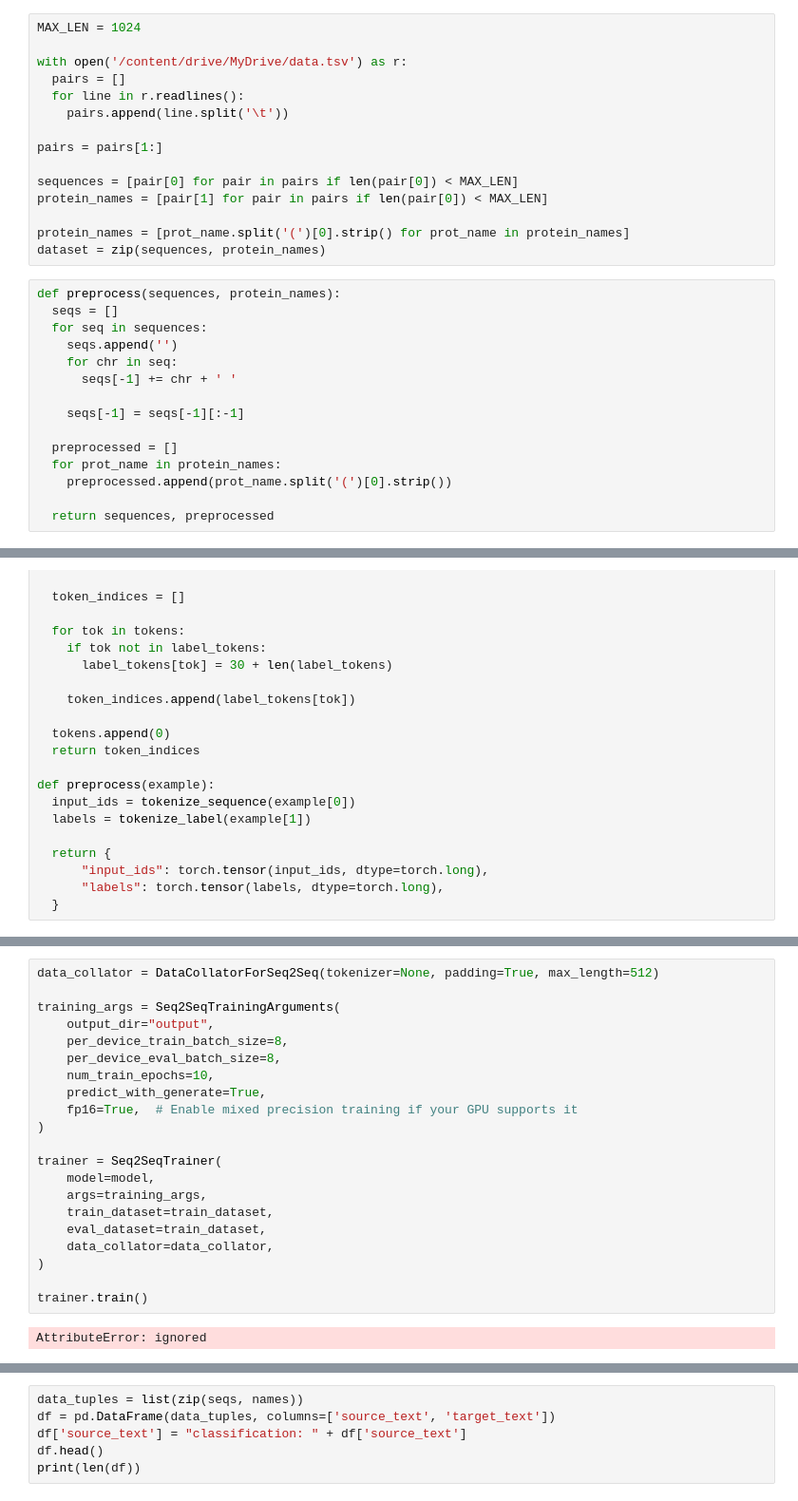
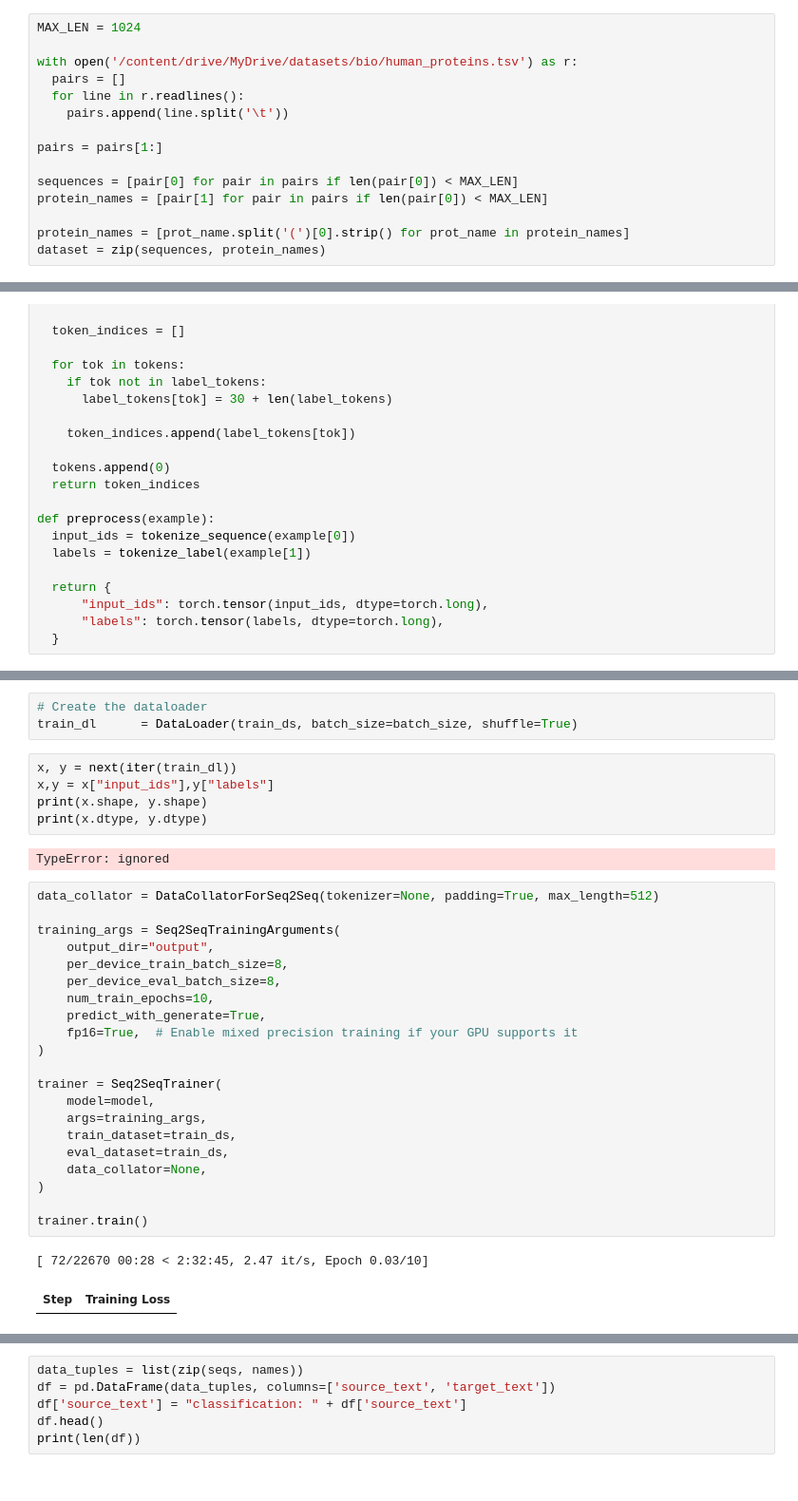
Before and after one commit to mlewandowski0/PROTNAME, a Jupyter notebook: prototyping/T5.ipynb, the cells around one changed output, grey strips where cells are left out. Shown at 95% size. Cells and saved outputs as stored; diff of their text form.

```diff
--- a/prototyping/T5.ipynb
+++ b/prototyping/T5.ipynb
@@ -153,7 +48,7 @@ tensor([[21603,    10,   283,   391,   549,  1593,   262,   283,   350,     3,
 # %%
 MAX_LEN = 1024
 
-with open('/content/drive/MyDrive/data.tsv') as r:
+with open('/content/drive/MyDrive/datasets/bio/human_proteins.tsv') as r:
   pairs = []
   for line in r.readlines():
     pairs.append(line.split('\t'))
@@ -165,18 +60,3 @@ protein_names = [pair[1] for pair in pairs if len(pair[0]) < MAX_LEN]
 
 protein_names = [prot_name.split('(')[0].strip() for prot_name in protein_names]
 dataset = zip(sequences, protein_names)
-# %%
-def preprocess(sequences, protein_names):
-  seqs = []
-  for seq in sequences:
-    seqs.append('')
-    for chr in seq:
-      seqs[-1] += chr + ' '
-
-    seqs[-1] = seqs[-1][:-1]
-
-  preprocessed = []
-  for prot_name in protein_names:
-    preprocessed.append(prot_name.split('(')[0].strip())
-
-  return sequences, preprocessed
@@ -261,23 +179,34 @@ You should probably TRAIN this model on a down-stream task to be able to use it
+# %%
+# Create the dataloader
+train_dl      = DataLoader(train_ds, batch_size=batch_size, shuffle=True)
+# %%
+x, y = next(iter(train_dl))
+x,y = x["input_ids"],y["labels"]
+print(x.shape, y.shape)
+print(x.dtype, y.dtype)
+# %% [output]
+TypeError: ignored
 # %%
 data_collator = DataCollatorForSeq2Seq(tokenizer=None, padding=True, max_length=512)
 
 training_args = Seq2SeqTrainingArguments(
     output_dir="output",
     per_device_train_batch_size=8,
     per_device_eval_batch_size=8,
     num_train_epochs=10,
     predict_with_generate=True,
     fp16=True,  # Enable mixed precision training if your GPU supports it
 )
 
 trainer = Seq2SeqTrainer(
     model=model,
     args=training_args,
-    train_dataset=train_dataset,
-    eval_dataset=train_dataset,
-    data_collator=data_collator,
+    train_dataset=train_ds,
+    eval_dataset=train_ds,
+    data_collator=None,
 )
 
 trainer.train()
 # %% [output]
-AttributeError: ignored
+[ 72/22670 00:28 < 2:32:45, 2.47 it/s, Epoch 0.03/10]
+| Step | Training Loss |
```
Also changed, not shown: parts of 17 cells of this notebook, 1 other file.
